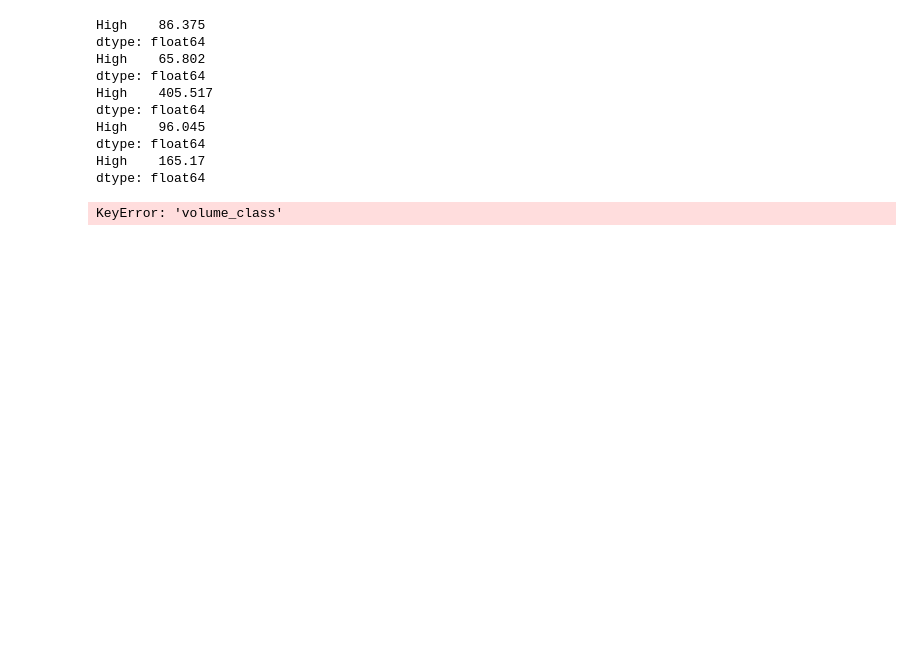
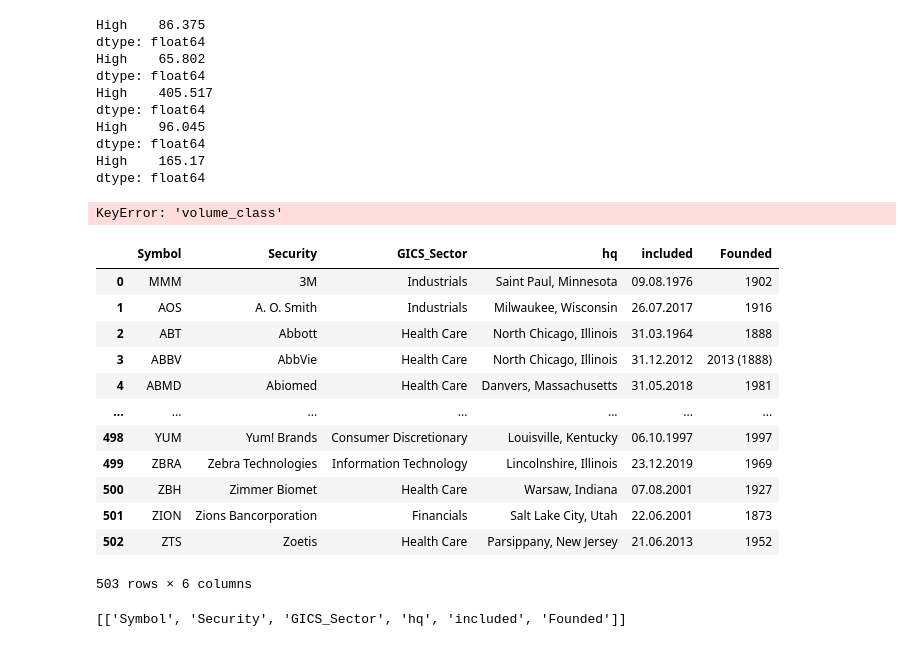
Before and after one commit to HlavinB-CUNI/final-exam, a Jupyter notebook: Hlavin-Midterm.ipynb, the cells around one changed output. Drawn from its saved outputs; the diff is of its cells as text; code cells hidden in the pictures; blank space fills up the shorter version.

```diff
--- a/Hlavin-Midterm.ipynb
+++ b/Hlavin-Midterm.ipynb
@@ -210,3 +211,29 @@ KeyError: 'volume_class'
 # %%
 # PART 2
 # ____________________
+# %%
+f_2 = pd.read_csv('companies_no_subindustry.csv')
+# %%
+f_2
+# %% [output]
+|  | Symbol | Security | GICS_Sector | hq | included | Founded |
+| 0 | MMM | 3M | Industrials | Saint Paul, Minnesota | 09.08.1976 | 1902 |
+| 1 | AOS | A. O. Smith | Industrials | Milwaukee, Wisconsin | 26.07.2017 | 1916 |
+| 2 | ABT | Abbott | Health Care | North Chicago, Illinois | 31.03.1964 | 1888 |
+| 3 | ABBV | AbbVie | Health Care | North Chicago, Illinois | 31.12.2012 | 2013 (1888) |
+| 4 | ABMD | Abiomed | Health Care | Danvers, Massachusetts | 31.05.2018 | 1981 |
+| ... | ... | ... | ... | ... | ... | ... |
+| 498 | YUM | Yum! Brands | Consumer Discretionary | Louisville, Kentucky | 06.10.1997 | 1997 |
+| 499 | ZBRA | Zebra Technologies | Information Technology | Lincolnshire, Illinois | 23.12.2019 | 1969 |
+| 500 | ZBH | Zimmer Biomet | Health Care | Warsaw, Indiana | 07.08.2001 | 1927 |
+| 501 | ZION | Zions Bancorporation | Financials | Salt Lake City, Utah | 22.06.2001 | 1873 |
+| 502 | ZTS | Zoetis | Health Care | Parsippany, New Jersey | 21.06.2013 | 1952 |
+503 rows × 6 columns
+# %%
+# Problem 2-1
+missing_included = f_2.columns[f_2['included'].isna().any()].tolist()
+missing_included
+
+# We see that
+# %% [output]
+[['Symbol', 'Security', 'GICS_Sector', 'hq', 'included', 'Founded']]
```
Also changed, not shown: parts of 1 cell of this notebook.
